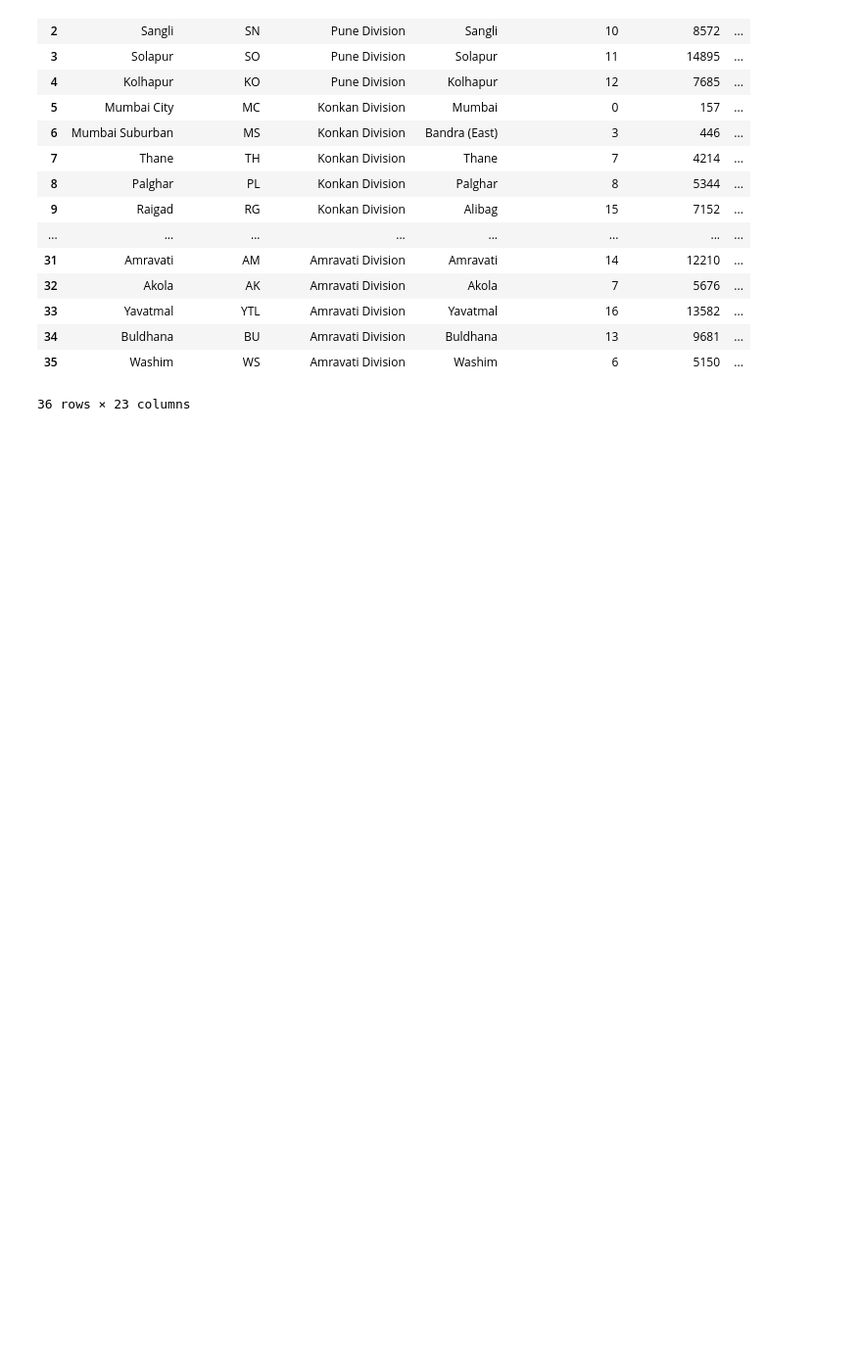
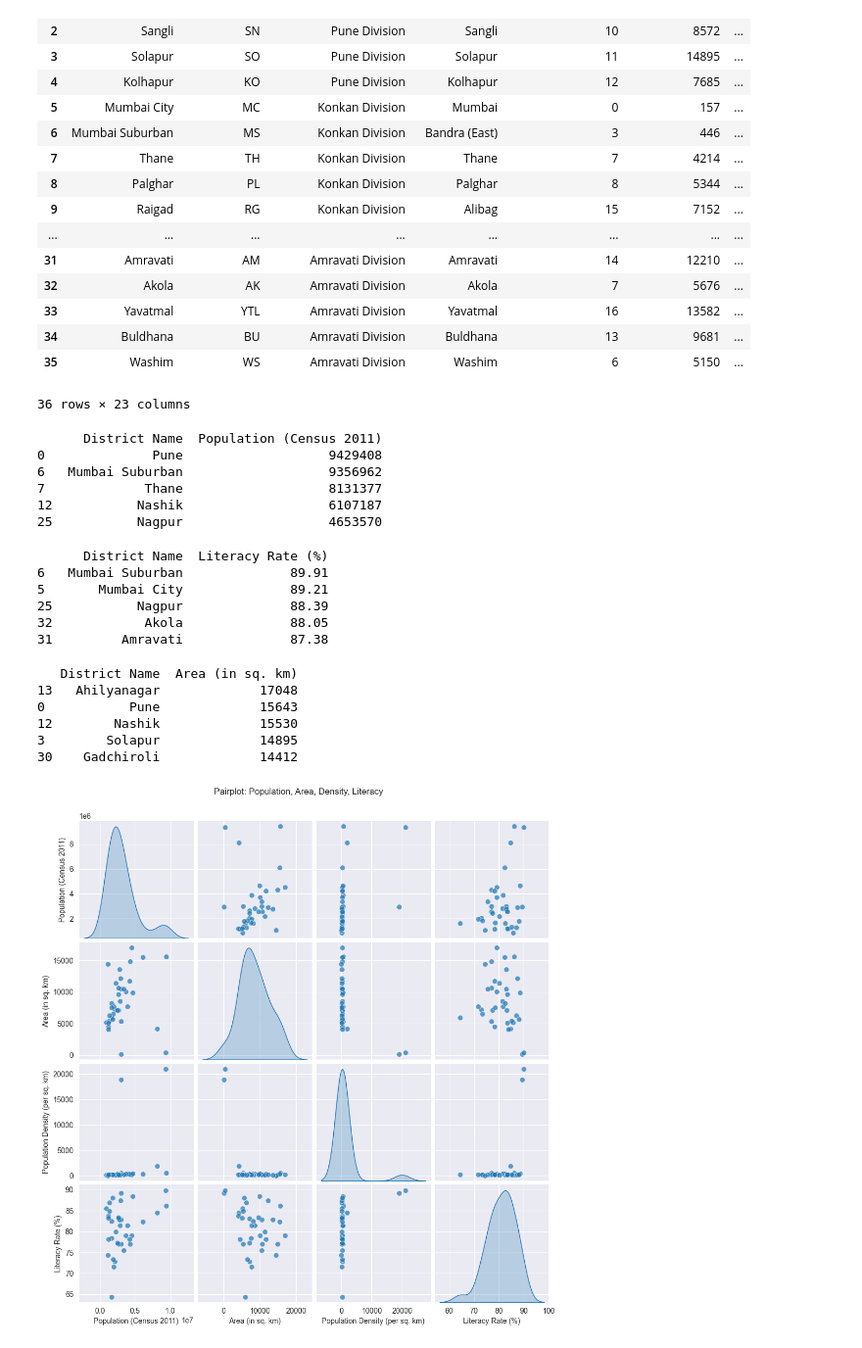
Before and after one commit to mothgharenimish/Maharashtra-Data-Project, a Jupyter notebook: mah.ipynb, the cells around one changed output. Shown at 98% size. Saved outputs shown, nothing was run; the diff lists cells and outputs as text; code cells hidden in the pictures; blank space fills up the shorter version.

```diff
--- a/mah.ipynb
+++ b/mah.ipynb
@@ -302,3 +305,52 @@ mhData
 | 34 | Buldhana | BU | Amravati Division | Buldhana | 13 | 9681 | ... |
 | 35 | Washim | WS | Amravati Division | Washim | 6 | 5150 | ... |
 36 rows × 23 columns
+# %%
+#Identify Top 5 districts by Population, Literacy Rate, Area (in sq km)
+#top 5 Popoulation
+top_5population = mhData.sort_values(by='Population (Census 2011)',ascending=False).head(5)
+print(top_5population[['District Name', 'Population (Census 2011)']])
+# %% [output]
+      District Name  Population (Census 2011)
+0              Pune                   9429408
+6   Mumbai Suburban                   9356962
+7             Thane                   8131377
+12           Nashik                   6107187
+25           Nagpur                   4653570
+# %%
+#Top 5 Literacy Litearcy Rate
+top_5literacyrate = mhData.sort_values(by='Literacy Rate (%)',ascending=False).head(5)
+print(top_5literacyrate[['District Name','Literacy Rate (%)']])
+# %% [output]
+      District Name  Literacy Rate (%)
+6   Mumbai Suburban              89.91
+5       Mumbai City              89.21
+25           Nagpur              88.39
+32            Akola              88.05
+31         Amravati              87.38
+# %%
+#Top 5 Area in sq.km
+top_5area_sqkm = mhData.sort_values(by='Area (in sq. km)',ascending=False).head(5)
+print(top_5area_sqkm[['District Name','Area (in sq. km)']])
+# %% [output]
+   District Name  Area (in sq. km)
+13   Ahilyanagar             17048
+0           Pune             15643
+12        Nashik             15530
+3        Solapur             14895
+30    Gadchiroli             14412
+# %%
+#Create pairplot of Population, Area, Density, Literacy.
+features = mhData[[
+    "Population (Census 2011)",
+    "Area (in sq. km)",
+    "Population Density (per sq. km)",
+    "Literacy Rate (%)"
+]]
+
+# Create Pairplot
+sns.pairplot(features, diag_kind="kde", plot_kws={"alpha":0.7, "s":50})
+plt.suptitle("Pairplot: Population, Area, Density, Literacy", y=1.03)
+plt.show()
+# %% [output]
+[figure, added]
```
Also changed, not shown: parts of 4 cells of this notebook.
